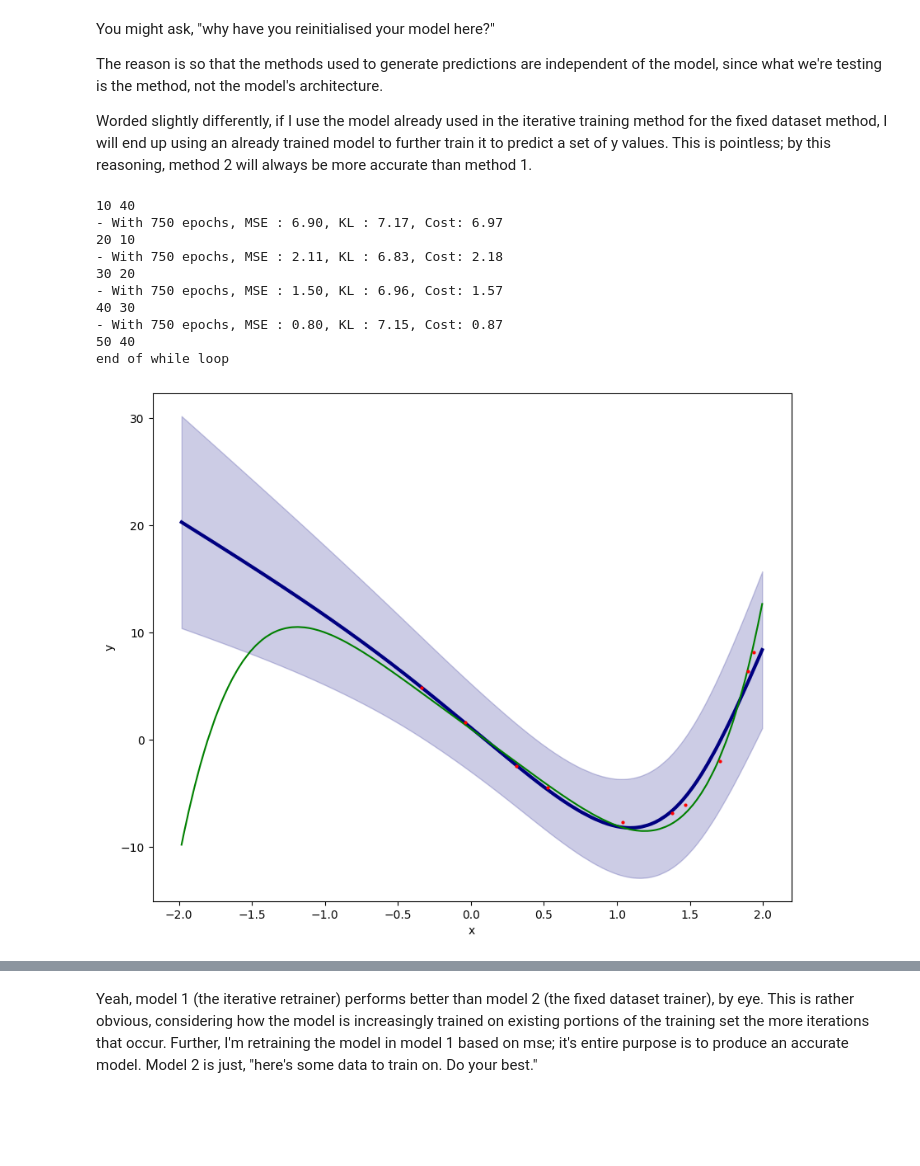
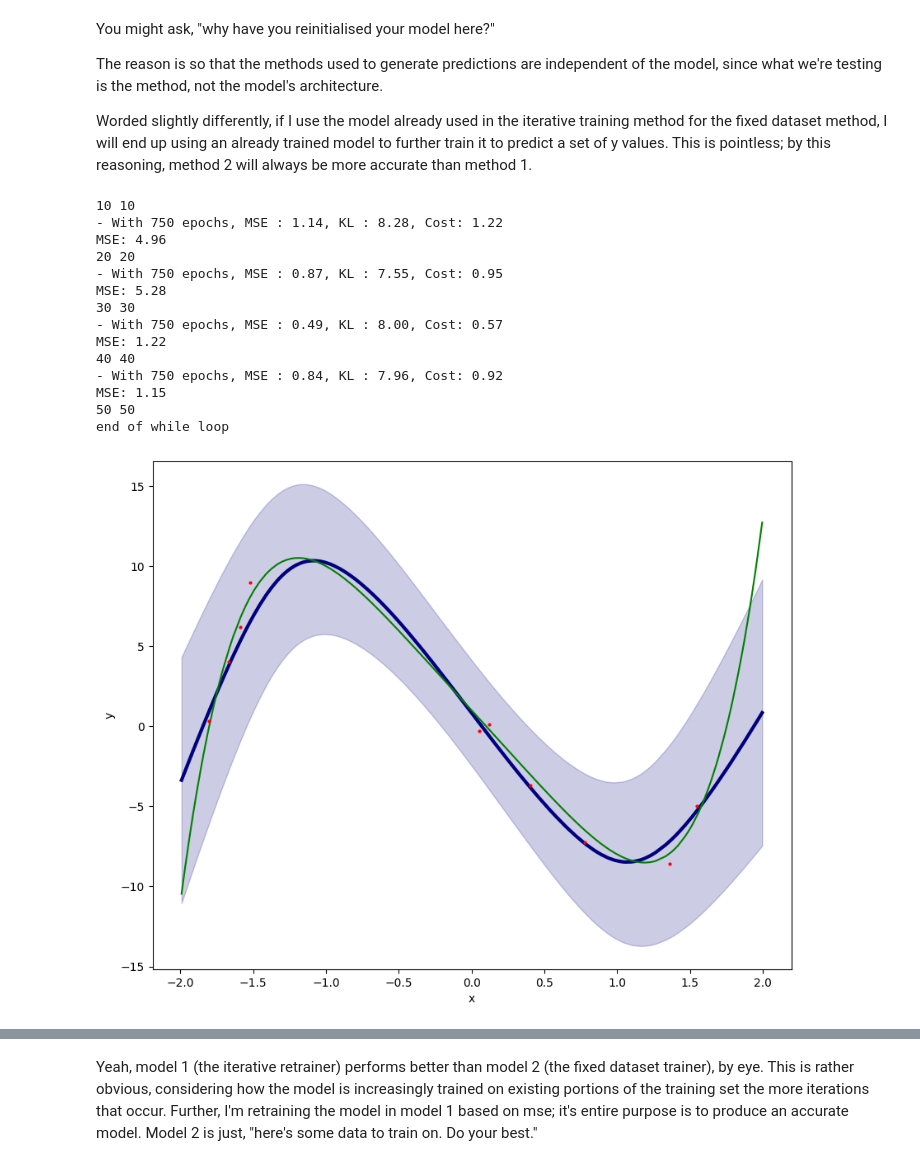
Before and after one commit to tresul03/final_year_project, a Jupyter notebook: src/week5/iterative_retraining.ipynb, the cells around one changed output, grey strips where cells are left out. Cells and saved outputs as stored; diff of their text form; code cells hidden in the pictures; blank space fills up the shorter version.

```diff
--- a/src/week5/iterative_retraining.ipynb
+++ b/src/week5/iterative_retraining.ipynb
@@ -31,4 +31,7 @@ plt.show()
 #allocating training data to GPU
 x_train = torch.unsqueeze(x_train, dim=1).to(device)
 y_train = torch.unsqueeze(y_train, dim=1).to(device)
+
+dummy_x = x_train
+dummy_y = y_train
 # %% [output]
@@ -101,6 +101,12 @@ def train(model: nn.Sequential, x_train: torch.Tensor, y_train: torch.Tensor, ep
 mse_vs_size = pd.DataFrame(
   columns=["mse_selective", "mse_random", "size"]
 )
+
+test_mse_selective= []
+
+test_mse_random = []
+
+size = []
 # %%
 #training model
 epochs = 750
@@ -246,73 +282,93 @@ The reason is so that the methods used to generate predictions are independent o
 Worded slightly differently, if I use the model already used in the iterative training method for the fixed dataset method, I will end up using an already trained model to further train it to predict a set of y values. This is pointless; by this reasoning, method 2 will always be more accurate than method 1.
 # %%
 n = STARTING_SIZE
+
+max_data = len(x_train)
+
+x_train = dummy_x
+
+y_train = dummy_y
 
 print(n, len(x_train))
 # print(len(x_train))
 
-max_data = len(x_train)
-
 while n <= max_data:
         #the fixed dataset approach - essentially the same as the iterative retraining approach, but without the iteration
         train_set_size = n
-        x_train = torch.sort(torch.rand(train_set_size)*4-2)[0]
-        y_train = target(x_train)
 
-        x_train = torch.unsqueeze(x_train, dim=1).to(device)
-        y_train = torch.unsqueeze(y_train, dim=1).to(device)
 
         model, mse, kl, cost = train(model, x_train, y_train, epochs)
 
         #creating testing data
-        x_test = torch.sort(torch.rand(300)*4-2)[0]
-        y_test = target(x_test)
+        #x_test = torch.sort(torch.rand(300)*4-2)[0]
+        #y_test = target(x_test)
 
-        x_test = torch.unsqueeze(x_test, dim=1).to(device)
-        y_test = torch.unsqueeze(y_test, dim=1).to(device)
+        #x_test = torch.unsqueeze(x_test, dim=1).to(device)
+        #y_test = torch.unsqueeze(y_test, dim=1).to(device)
 
 
         model_results = np.array([model(x_test).cpu().data.numpy() for _ in range(10000)])[:,:,0].T
         mean_model_results = np.array([np.mean(model_results[i]) for i in range(model_results.shape[0])])
         std_model_results = np.array([np.std(model_results[i]) for i in range(model_results.shape[0])])
+
+        test_mse = mse_loss(torch.unsqueeze(torch.Tensor(mean_model_results), dim=1).to(device), y_test)
+
+        print(f'MSE: {test_mse.item():2.2f}')
+        test_mse_random = np.append(test_mse_random, test_mse.item())
 
         x_test = x_test.cpu()
         y_test = y_test.cpu()
 
         fig = plt.figure(figsize=(10, 8))
         ax = fig.add_subplot(111)
 
         ax.plot(x_test.data.cpu().numpy(), mean_model_results, color='navy',
                 lw=3, label='Predicted Mean Model')
         ax.fill_between(x_test.data.cpu().numpy().T[0], mean_model_results-3.0*std_model_results, mean_model_results +
                         3.0*std_model_results, alpha=0.2, color='navy', label='99.7% confidence interval')
         #ax.plot(x_test.data.numpy(), y_test.data.numpy(), '.',
                 #color='darkorange', markersize=4, label='Test set')
         ax.plot(x_test.data.cpu().numpy(), clean_target(x_test).cpu().data.numpy(),
                 color='green', markersize=4, label='Target function')
         ax.plot(x_train.data.numpy(), y_train.data.numpy(), '.',
                 color='red', markersize=4, label='Training set')
         ax.set_xlabel('x')
         ax.set_ylabel('y')
 
-        plt.savefig(f"../../plots/iterative_retraining_vs_fixed_dataset/random_{n}_plots.pdf")
+        plt.savefig(f"../../plots/iterative_retraining_vs_fixed_dataset/random_{n}_plots.png")
+
+
+
+        x_to_add = torch.unsqueeze((torch.rand(VALUES_ADDED)*4-2), dim = 1)
+
+        y_to_add = target(x_to_add)
+
+        x_train = torch.sort(torch.cat((x_train, x_to_add)).to(device))[0]
+
+        y_train = torch.cat((y_train, y_to_add))
+
 
         n += VALUES_ADDED
 
         print(n, len(x_train))
 
 
         # print(len(x_train))
 
 print("end of while loop")
 # %% [output]
-10 40
-- With 750 epochs, MSE : 6.90, KL : 7.17, Cost: 6.97
-20 10
-- With 750 epochs, MSE : 2.11, KL : 6.83, Cost: 2.18
-30 20
-- With 750 epochs, MSE : 1.50, KL : 6.96, Cost: 1.57
-40 30
-- With 750 epochs, MSE : 0.80, KL : 7.15, Cost: 0.87
-50 40
+10 10
+- With 750 epochs, MSE : 1.14, KL : 8.28, Cost: 1.22
+MSE: 4.96
+20 20
+- With 750 epochs, MSE : 0.87, KL : 7.55, Cost: 0.95
+MSE: 5.28
+30 30
+- With 750 epochs, MSE : 0.49, KL : 8.00, Cost: 0.57
+MSE: 1.22
+40 40
+- With 750 epochs, MSE : 0.84, KL : 7.96, Cost: 0.92
+MSE: 1.15
+50 50
 end of while loop
-[figure, old version]
+[figure, new version]
```
Also changed, not shown: parts of 5 cells of this notebook.
